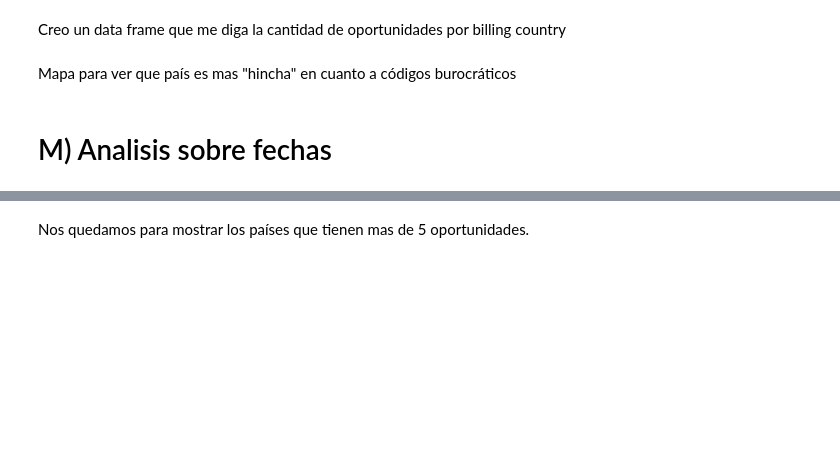
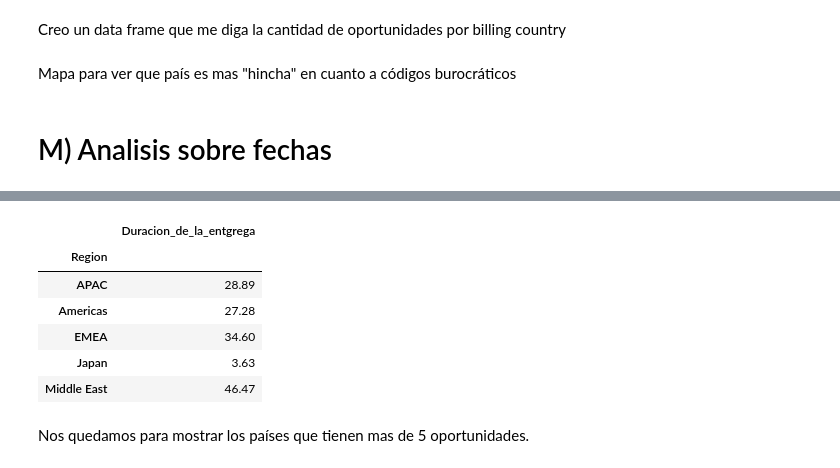
Before and after one commit to FerFabbiano/tp1-OrganizacionDeDatos, a Jupyter notebook: TP1_OrgaDeDatos.ipynb, the cells around one changed output, grey strips where cells are left out. Cells and saved outputs as stored; diff of their text form; code cells hidden in the pictures; blank space fills up the shorter version.

```diff
--- a/TP1_OrgaDeDatos.ipynb
+++ b/TP1_OrgaDeDatos.ipynb
@@ -1163,8 +1183,16 @@ segun_fechas_vendedores.nsmallest(10, "Stage_Won")
 # %%
-segun_fechas_region = segun_fechas.groupby("Region").agg({"Duracion_de_la_entgrega" : "mean", "Stage_Won" : "sum"}).drop_duplicates()
+segun_fechas_region = segun_fechas.groupby("Region").agg({"Duracion_de_la_entgrega" : "mean"}).drop_duplicates()
 
 # Segun fechas de entrega por region
 segun_fechas_region
+# %% [output]
+|  | Duracion_de_la_entgrega |
+| Region |  |
+| APAC | 28.89 |
+| Americas | 27.28 |
+| EMEA | 34.60 |
+| Japan | 3.63 |
+| Middle East | 46.47 |
 # %% [markdown]
 Nos quedamos para mostrar los países que tienen mas de 5 oportunidades.
 # %%
```
Also changed, not shown: parts of 13 cells of this notebook, 20 other files.
